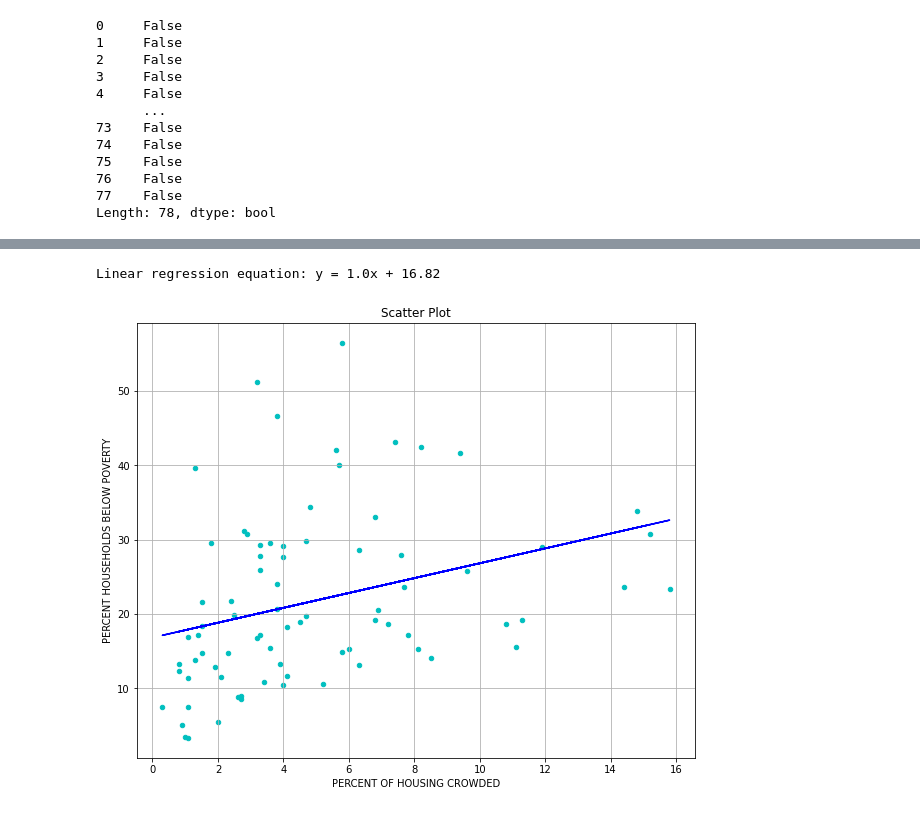
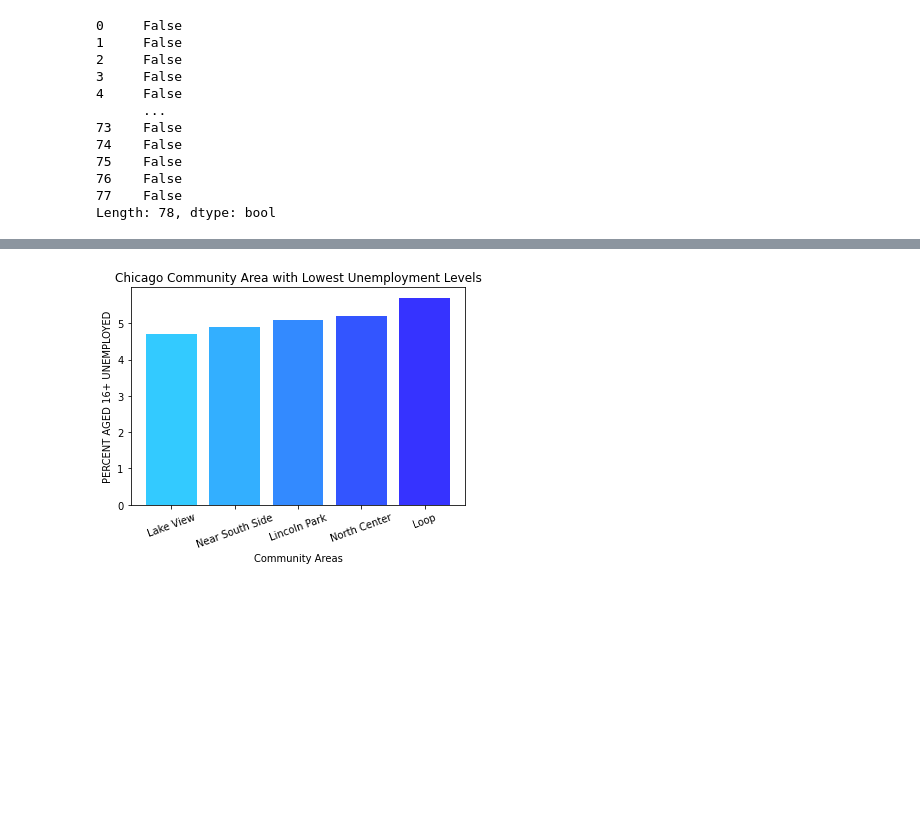
Before and after one commit to kaylajgranados/chicago_socioeconomic_status, a Jupyter notebook: EDA and Linear Regression.ipynb, the cells around one changed output, grey strips where cells are left out. Cells and saved outputs as stored; diff of their text form; code cells hidden in the pictures; blank space fills up the shorter version.

```diff
--- a/EDA and Linear Regression.ipynb
+++ b/EDA and Linear Regression.ipynb
@@ -433,20 +196,22 @@ Linear regression equation: y = 1.22x + 2.99
-# %%
-#Create scatter plot
-scatter_plot = df.plot(kind="scatter", x="PERCENT OF HOUSING CROWDED", y="PERCENT HOUSEHOLDS BELOW POVERTY", grid=True, figsize=(10,8), title= "Scatter Plot", color='c')
-
-# Create x and y values
-x_values=df['PERCENT OF HOUSING CROWDED']
-y_values=df['PERCENT HOUSEHOLDS BELOW POVERTY']
-
-# Calculate linear regress
-(slope, intercept,  rvalue, pvalue, stderr)= st.linregress(x_values, y_values)
-regress_values = x_values * slope + intercept
-plt.plot(x_values,regress_values,'blue')
-line_eq = "y = " + str(round(slope,2)) + "x + " + str(round(intercept,2))
-print(f'Linear regression equation: {line_eq}')
-
-# Show plot
-plt.show()
-# %% [output]
-Linear regression equation: y = 1.0x + 16.82
-[figure, removed]
+# %%
+x = top_u_level["COMMUNITY AREA NAME"]
+y = top_u_level["PERCENT AGED 16+ UNEMPLOYED"]
+
+# Create a bar chart
+colors = ['#33CAFF', '#33AFFF', '#338AFF', '#3355FF', '#3633FF']
+plt.bar(x, y, color=colors)
+
+# Add labels and title
+plt.xlabel('Community Areas')
+plt.ylabel('PERCENT AGED 16+ UNEMPLOYED')
+plt.title('Chicago Community Area with Lowest Unemployment Levels')
+
+# Rotate X axis
+plt.xticks(rotation=20)
+
+# Show the plot
+plt.show()
+
+#What should the Y value be out of?
+# %% [output]
+[figure, added]
```
Also changed, not shown: parts of 38 cells of this notebook, 1 other file.
